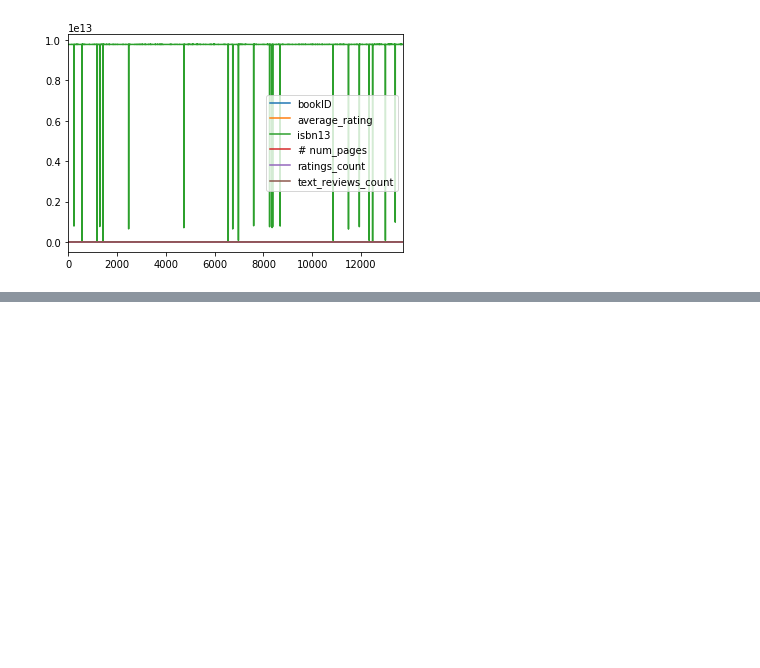
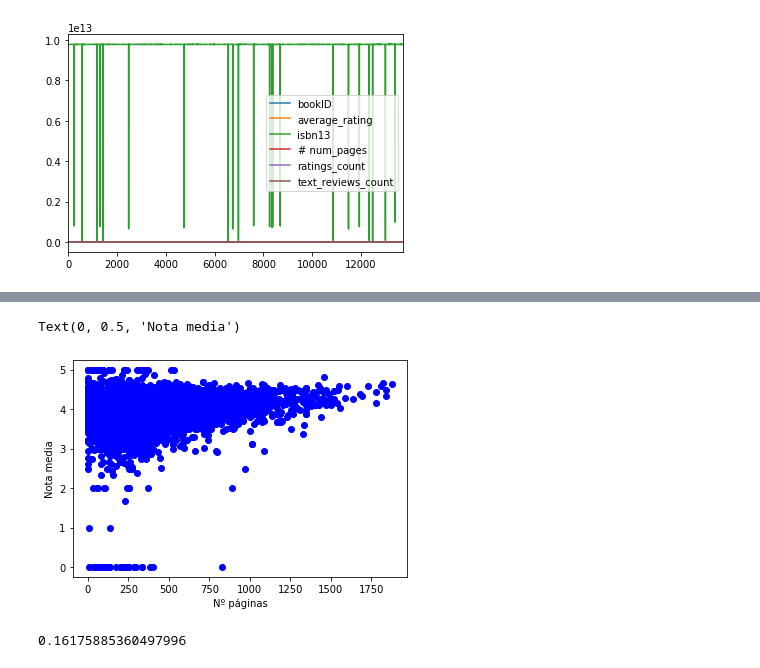
Before and after one commit to akakicreations/ejercicios-casuales-github, a Jupyter notebook: books-goodreader.ipynb, the cells around one changed output, grey strips where cells are left out. Drawn from its saved outputs; the diff is of its cells as text; code cells hidden in the pictures; blank space fills up the shorter version.

```diff
--- a/books-goodreader.ipynb
+++ b/books-goodreader.ipynb
@@ -79,0 +103,15 @@ df.plot()
+# %%
+df_nooutliners = df[df["# num_pages"] < 2000]
+# %%
+plt.plot(df_nooutliners["# num_pages"], df_nooutliners["average_rating"], "bo")
+plt.xlabel("Nº páginas")
+plt.ylabel("Nota media")
+# %% [output]
+Text(0, 0.5, 'Nota media')
+[figure, added]
+# %%
+r = df_nooutliners.corr(method="pearson")["# num_pages"]["average_rating"]
+r
+#Realmente no hay mucha correlación, pero sí que se ve que muchos libro están entre las notas 3 y 5
+# %% [output]
+0.16175885360497996
```
Also changed, not shown: parts of 6 cells of this notebook.
